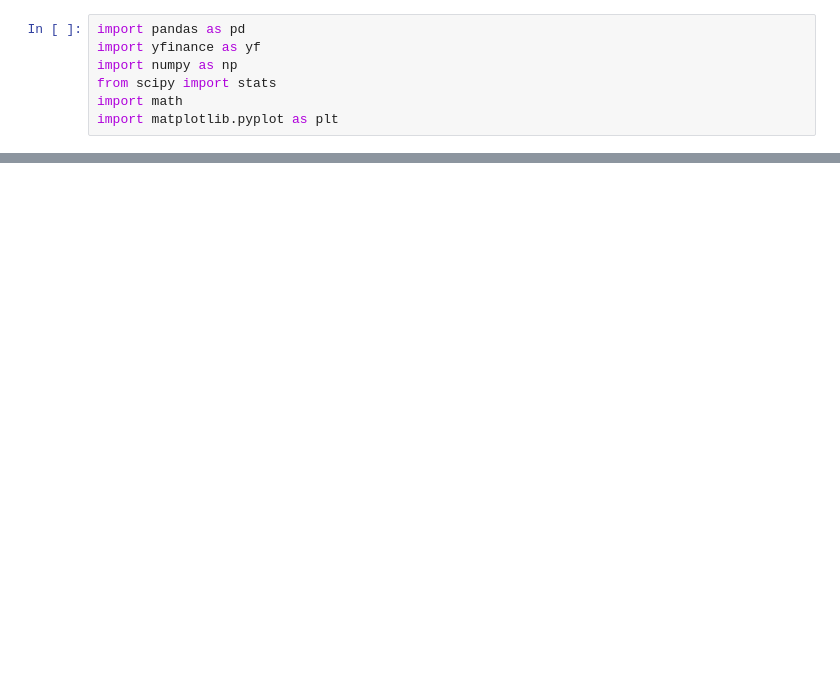
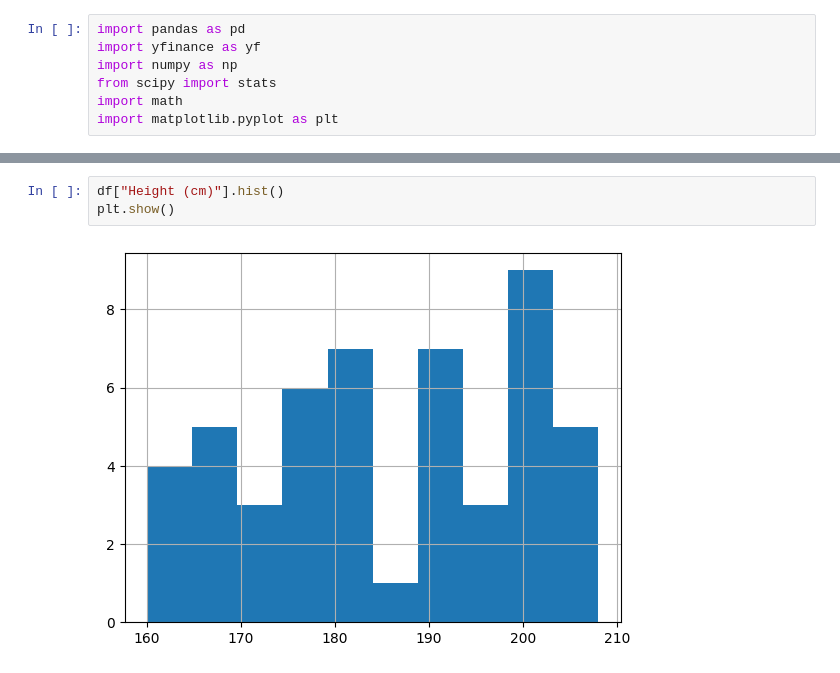
Before and after one commit to rrepetto99/Programming-practice, a Jupyter notebook: exercises/Python practice/sports1.ipynb, the cells around one changed output, grey strips where cells are left out. Drawn from its saved outputs; the diff is of its cells as text; blank space fills up the shorter version.

```diff
--- a/exercises/Python practice/sports1.ipynb
+++ b/exercises/Python practice/sports1.ipynb
@@ -20,0 +37,5 @@ df.head()
+# %%
+df["Height (cm)"].hist()
+plt.show()
+# %% [output]
+[figure, added]
```
Also changed, not shown: parts of 7 cells of this notebook.
